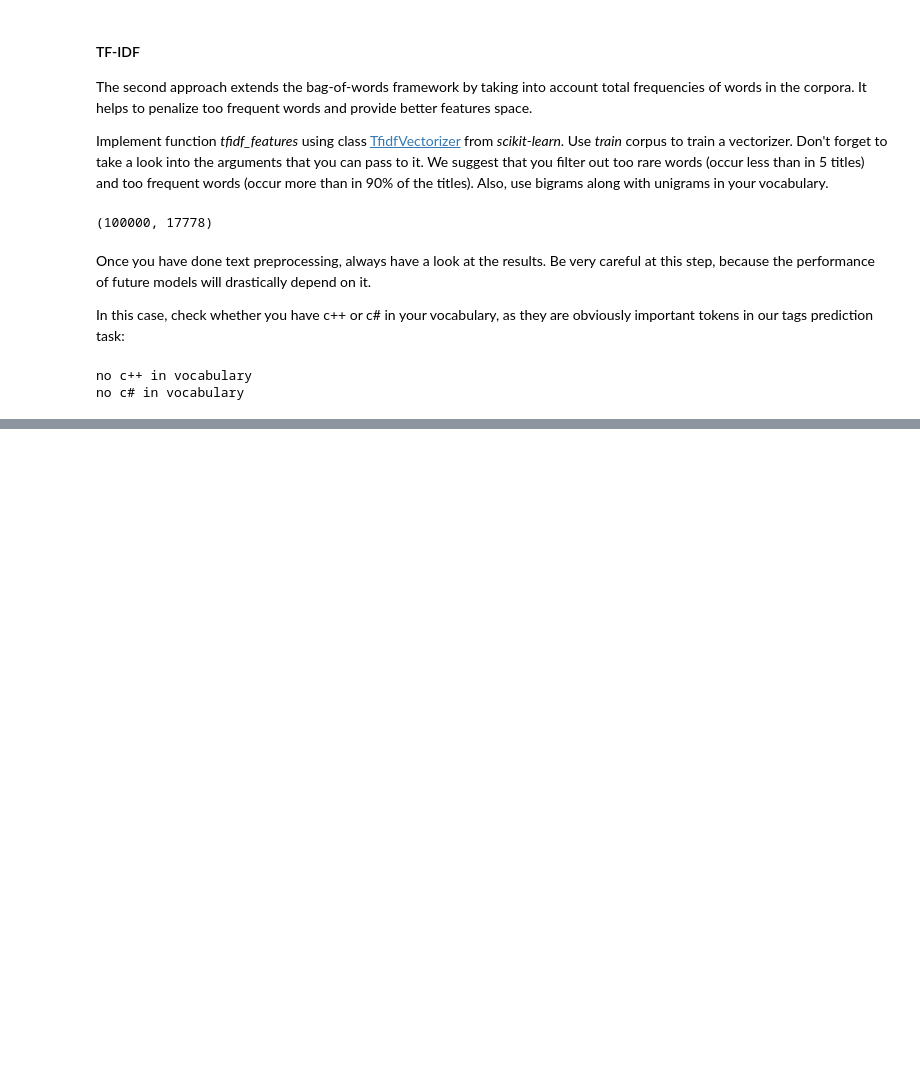
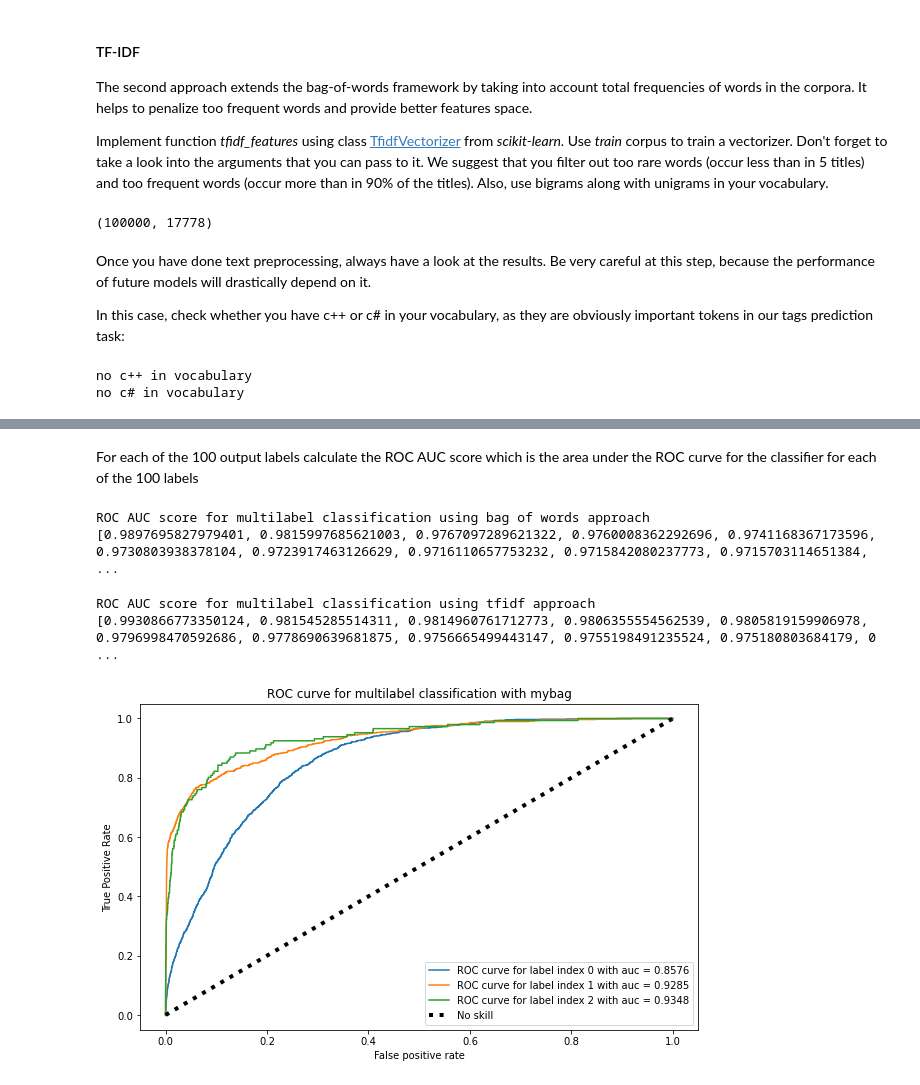
Before and after one commit to bk-anupam/NLP, a Jupyter notebook: HSE_NLP/week1/Predict_SO_Tags.ipynb, the cells around one changed output, grey strips where cells are left out. Drawn from its saved outputs; the diff is of its cells as text; code cells hidden in the pictures; blank space fills up the shorter version.

```diff
--- a/HSE_NLP/week1/Predict_SO_Tags.ipynb
+++ b/HSE_NLP/week1/Predict_SO_Tags.ipynb
@@ -317,0 +320,7 @@ no c# in vocabulary
+# %%
+tfidf_vectorizer = TfidfVectorizer(token_pattern='\S+', max_df=0.9, min_df=5, ngram_range=(1,2))
+tfidf_vectorizer.fit(X_train)
+X_train_tfidf = tfidf_vectorizer.transform(X_train)
+X_val_tfidf = tfidf_vectorizer.transform(X_val)
+X_test_tfidf = tfidf_vectorizer.transform(X_test)
+X_train_tfidf.shape
@@ -317,0 +341,8 @@ no c# in vocabulary
+# %%
+from sklearn.preprocessing import MultiLabelBinarizer
+
+mlb = MultiLabelBinarizer()
+y_train_binary = mlb.fit_transform(y_train)
+y_val_binary = mlb.fit_transform(y_val)
+print(y_train_binary.shape, y_val_binary.shape)
+mlb.classes_
@@ -317,0 +391,2 @@ no c# in vocabulary
+# %%
+classifier_mybag = train_classifier(X_train_compressed, y_train_binary)
@@ -317,0 +482,45 @@ no c# in vocabulary
+# %% [markdown]
+For each of the 100 output labels calculate the ROC AUC score which is the area under the ROC curve for the classifier for each of the 100 labels
+# %%
+from sklearn.metrics import roc_auc_score
+y_score_proba_mybag = classifier_mybag.predict_proba(X_val_compressed)
+auc_score_mybag = roc_auc_score(y_val_binary, y_score_proba_mybag, average=None)
+auc_score_mybag = sorted(auc_score_mybag, reverse=True)
+print("ROC AUC score for multilabel classification using bag of words approach")
+print(auc_score_mybag)
+# %% [output]
+ROC AUC score for multilabel classification using bag of words approach
+[0.9897695827979401, 0.9815997685621003, 0.9767097289621322, 0.9760008362292696, 0.9741168367173596, 0.9730803938378104, 0.9723917463126629, 0.9716110657753232, 0.9715842080237773, 0.9715703114651384, ...
+# %%
+from sklearn.metrics import roc_auc_score
+y_score_proba_tfidf = classifier_tfidf.predict_proba(X_val_tfidf)
+auc_score_tfidf = roc_auc_score(y_val_binary, y_score_proba_tfidf, average=None)
+auc_score_tfidf = sorted(auc_score_tfidf, reverse=True)
+print("ROC AUC score for multilabel classification using tfidf approach")
+print(auc_score_tfidf)
+# %% [output]
+ROC AUC score for multilabel classification using tfidf approach
+[0.9930866773350124, 0.981545285514311, 0.9814960761712773, 0.9806355554562539, 0.9805819159906978, 0.9796998470592686, 0.9778690639681875, 0.9756665499443147, 0.9755198491235524, 0.975180803684179, 0 ...
+# %%
+from sklearn import metrics
+import matplotlib.pyplot as plt
+
+# plot the roc curve
+def plot_roc_curve(y_true, y_pred, label_index_list, approach):
+    plt.figure(figsize=(10, 6))
+    for label_index in label_index_list:
+        y = y_true[:, label_index]
+        y_score = y_pred[:, label_index]
+        auc_score = roc_auc_score(y, y_score)
+        fpr, tpr, thresholds = metrics.roc_curve(y, y_score)
+        plt.plot(fpr, tpr, label=f"ROC curve for label index {label_index} with auc = {round(auc_score, 4)}")
+    plt.plot([0,1], [0,1], linestyle=":", linewidth=4, color="black", label="No skill")
+    plt.title(f'ROC curve for multilabel classification with {approach}')
+    plt.xlabel('False positive rate')
+    plt.ylabel('True Positive Rate')
+    plt.legend(loc='lower right')
+
+
+plot_roc_curve(y_val_binary, y_score_proba_mybag, [0, 1, 2], "mybag")
+# %% [output]
+[figure, added]
```
Also changed, not shown: parts of 17 cells of this notebook.
